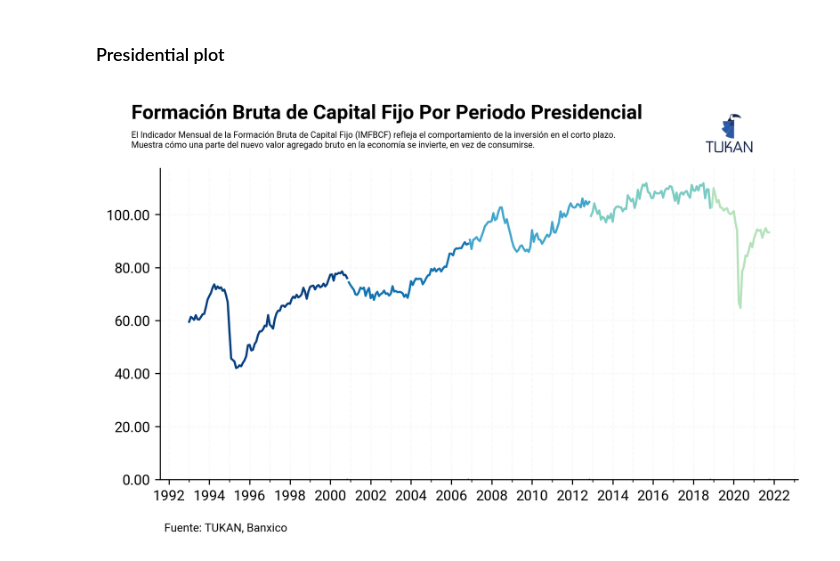
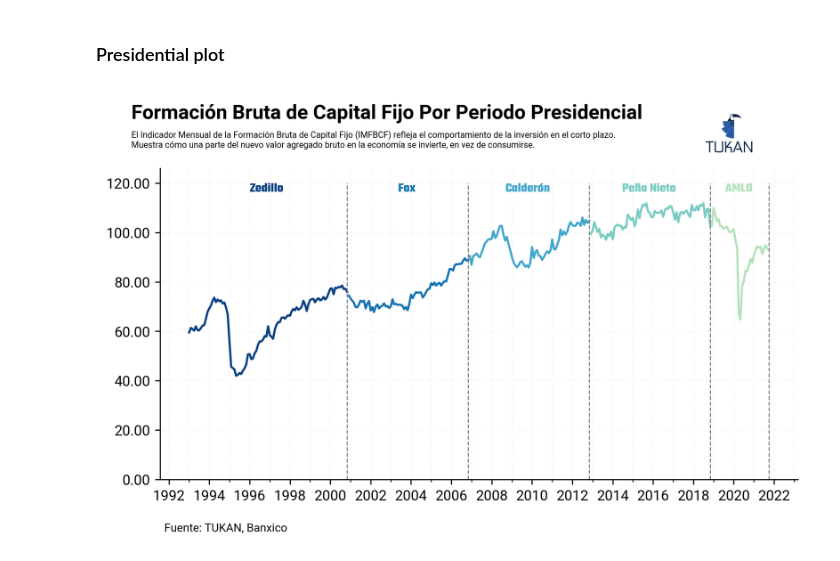
Before and after one commit to TukanMx/tukan_notebooks, a Jupyter notebook: social/social_media/imfbcf/imfbcf_template.ipynb, the cells around one changed output. Drawn from its saved outputs; the diff is of its cells as text; code cells hidden in the pictures.

Commit message:
plot templates ready, pending: change plot colors

```diff
--- a/social/social_media/imfbcf/imfbcf_template.ipynb
+++ b/social/social_media/imfbcf/imfbcf_template.ipynb
@@ -54,3 +56,28 @@ def last_date(dataframe):
+# %%
+#n Load new fonts
+# Load the Comfortaa style
+
+path = [x for x in sys.path if "assets" in x][0] + "\\fonts\\Teko\\"
+
+for x in os.listdir(path):
+    if x.split(".")[-1] == "ttf":
+        fm.fontManager.addfont(path + "/" + x)
+        try:
+            fm.FontProperties(weight=x.split(
+                "-")[-1].split(".")[0].lower(), fname=x)
+        except:
+            x
+
+path = [x for x in sys.path if "assets" in x][0] + "\\fonts\\Dosis\\"
+
+for x in os.listdir(path):
+    if x.split(".")[-1] == "ttf":
+        fm.fontManager.addfont(path + "/" + x)
+        try:
+            fm.FontProperties(weight=x.split(
+                "-")[-1].split(".")[0].lower(), fname=x)
+        except:
+            x
 # %% [markdown]
 ## Data
 # %% [markdown]
@@ -245,11 +272,11 @@ for index, x in enumerate(presidents):
     X_min = final_data[final_data["president"] == x]["date"].min()
     center_date = X_min + ((X_max - relativedelta(months=2)) - X_min)/2
 
-    ax.vlines(X_max, ymin = 0, ymax = .35, color = "gray", ls = "--", lw = .75)
-    # ax.text(x = center_date, y = .35,
-    #         s = f"<{x}>",
-    #         highlight_textprops=[{"color": cmap(index)}] ,
-    #         ax = ax, weight = "bold", font = "Teko", ha = "center", size = 9)
+    ax.vlines(X_max, ymin = 0, ymax = 120, color = "gray", ls = "--", lw = .75)
+    ax_text(x = center_date, y = 120,
+            s = f"<{x}>",
+            highlight_textprops=[{"color": cmap(index)}] ,
+            ax = ax, weight = "bold", font = "Teko", ha = "center", size = 9)
 
 
 # ax.set_gid(color = "#dddddd")
@@ -285,31 +312,31 @@ plt.savefig(
     dpi=300,
     bbox_inches="tight",
     # facecolor="white",
     edgecolor="none",
     transparent=True,
 )
 
 tukan_im = image.imread(module_path + "\\assets\\logo\\logo192.png")
 newax = fig.add_axes([0.72, .88, 0.14, 0.17], anchor="NE", zorder=1)
 newax.imshow(tukan_im)
 newax.axis("off")
 
 plt.savefig(
     "plots/imfbcf_presidential_logo.png",
     dpi=300,
     bbox_inches="tight",
     # facecolor="white",
     edgecolor="none",
     transparent=True,
 )
 
 plt.savefig(
     "plots/imfbcf_presidential_white_logo.png",
     dpi=300,
     bbox_inches="tight",
     facecolor="white",
     edgecolor="none",
     transparent=False,
 )
 # %% [output]
-[figure, old version]
+[figure, new version]
```
Also changed, not shown: parts of 1 cell of this notebook, 1 other file.
